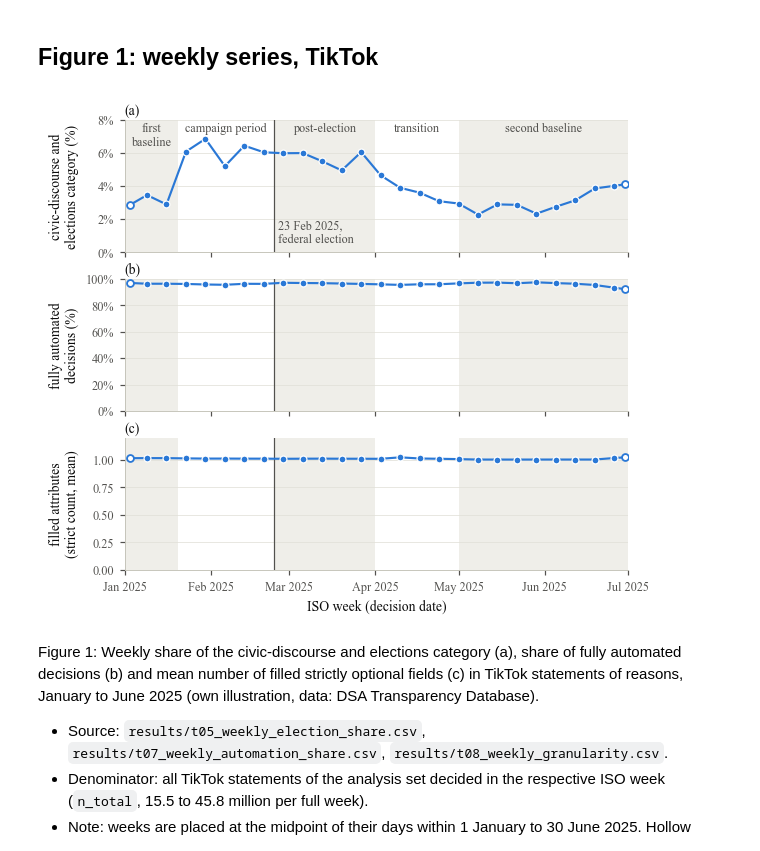
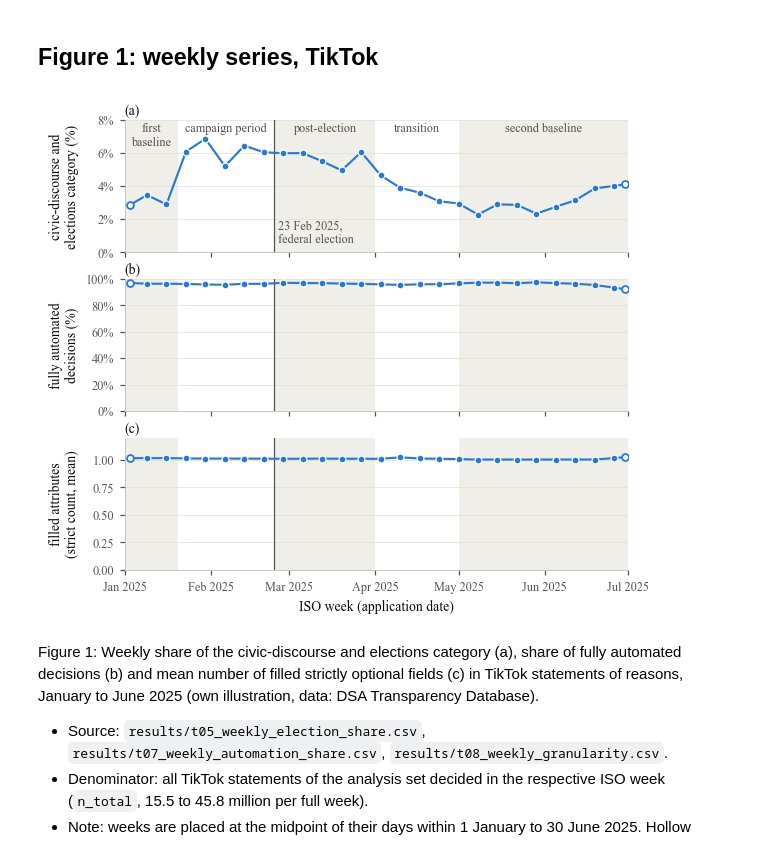
Before and after one commit to zamo-13/Abschlussarbeit, a Jupyter notebook: 04_figures.ipynb, the cells around one changed output. Drawn from its saved outputs; the diff is of its cells as text; code cells hidden in the pictures.

Commit message:
Label Figure 1 time axis as application date

```diff
--- a/04_figures.ipynb
+++ b/04_figures.ipynb
@@ -74,35 +74,35 @@ panels = [("share_election", "civic-discourse and\nelections category (%)", (0,
           ("share_fully_automated", "fully automated\ndecisions (%)", (0, 1.0), PCT),
           ("mean_n_filled_strictly_optional", "filled attributes\n(strict count, mean)", (0, 1.2), None)]
 fig, axes = plt.subplots(3, 1, figsize=(WIDTH, 13.5 * CM), sharex=True)
 for ax, (col, label, ylim, fmt), letter in zip(axes, panels, "abc"):
     for k, (p, a, b) in enumerate(PERIODS):
         ax.axvspan(pd.Timestamp(a), pd.Timestamp(b) + pd.Timedelta(days=1), color=SHADE[k % 2], lw=0, zorder=0)
     ax.axvline(ELECTION_DAY + pd.Timedelta(hours=12), color=INK_2, lw=0.8, zorder=1)
     ax.plot(w["x"], w[col], color=BLUE, lw=1.4, zorder=2)
     ax.plot(full["x"], full[col], "o", ms=4.5, color=BLUE, mec=SURFACE, mew=0.8, zorder=3)
     ax.plot(part["x"], part[col], "o", ms=4.5, mfc=SURFACE, mec=BLUE, mew=1.2, zorder=3)
     ax.set_ylim(*ylim)
     ax.set_ylabel(label)
     if fmt:
         ax.yaxis.set_major_formatter(fmt)
     ax.grid(axis="x", visible=False)
     ax.text(0.0, 1.02, f"({letter})", transform=ax.transAxes, va="bottom", fontsize=9)
 
 top = axes[0]
 for p, a, b in PERIODS:
     mid = pd.Timestamp(a) + (pd.Timestamp(b) - pd.Timestamp(a) + pd.Timedelta(days=1)) / 2
     label = PERIOD_LABELS[p].replace(" ", "\n") if p == "baseline_a" else PERIOD_LABELS[p]  # narrowest period
     top.text(mid, 0.0785, label, ha="center", va="top", fontsize=8, color=INK_2)
 top.text(ELECTION_DAY + pd.Timedelta(days=2), 0.004, "23 Feb 2025,\nfederal election", fontsize=8,
          color=INK_2, va="bottom")
 axes[-1].set_xlim(lo, hi + pd.Timedelta(days=1))
 axes[-1].xaxis.set_major_locator(mpl.dates.MonthLocator())
 axes[-1].xaxis.set_major_formatter(mpl.dates.DateFormatter("%b %Y"))
-axes[-1].set_xlabel("ISO week (decision date)")
+axes[-1].set_xlabel("ISO week (application date)")
 fig.align_ylabels(axes)
 save(fig, "figure1_tiktok_weekly_series")
 # %% [output]
-[figure, old version]
+[figure, new version]
 # %% [markdown]
 Figure 1: Weekly share of the civic-discourse and elections category (a), share of
 fully automated decisions (b) and mean number of filled strictly optional fields (c) in TikTok statements
```
Also changed, not shown: 2 other files.
